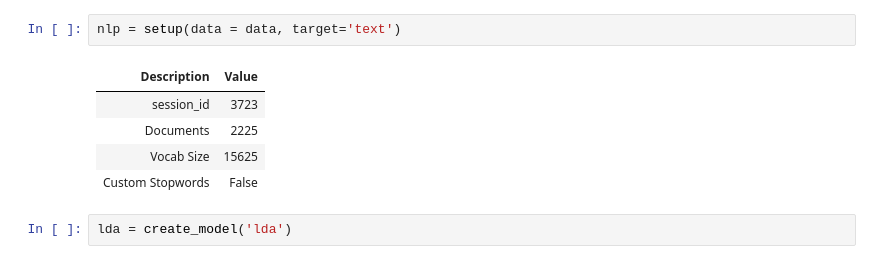
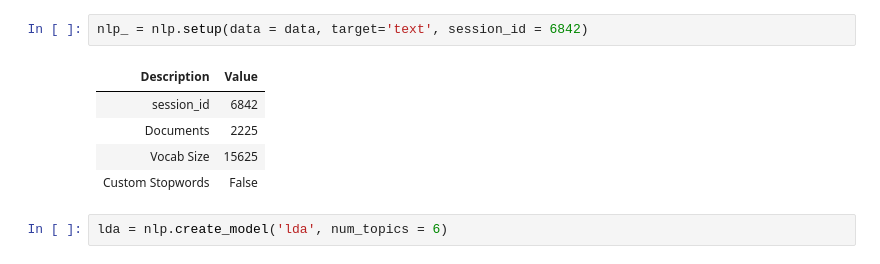
Before and after one commit to derevirn/pycaret-book, a Jupyter notebook: NLP/NLP.ipynb, the cells around one changed output. Cells and saved outputs as stored; diff of their text form.

```diff
--- a/NLP/NLP.ipynb
+++ b/NLP/NLP.ipynb
@@ -24,10 +10,10 @@ data
 # %%
-nlp = setup(data = data, target='text')
+nlp_ = nlp.setup(data = data, target='text', session_id = 6842)
 # %% [output]
 | Description | Value |
-| session_id | 3723 |
+| session_id | 6842 |
 | Documents | 2225 |
 | Vocab Size | 15625 |
 | Custom Stopwords | False |
 # %%
-lda = create_model('lda')
+lda = nlp.create_model('lda', num_topics = 6)
```
Also changed, not shown: parts of 8 cells of this notebook.
